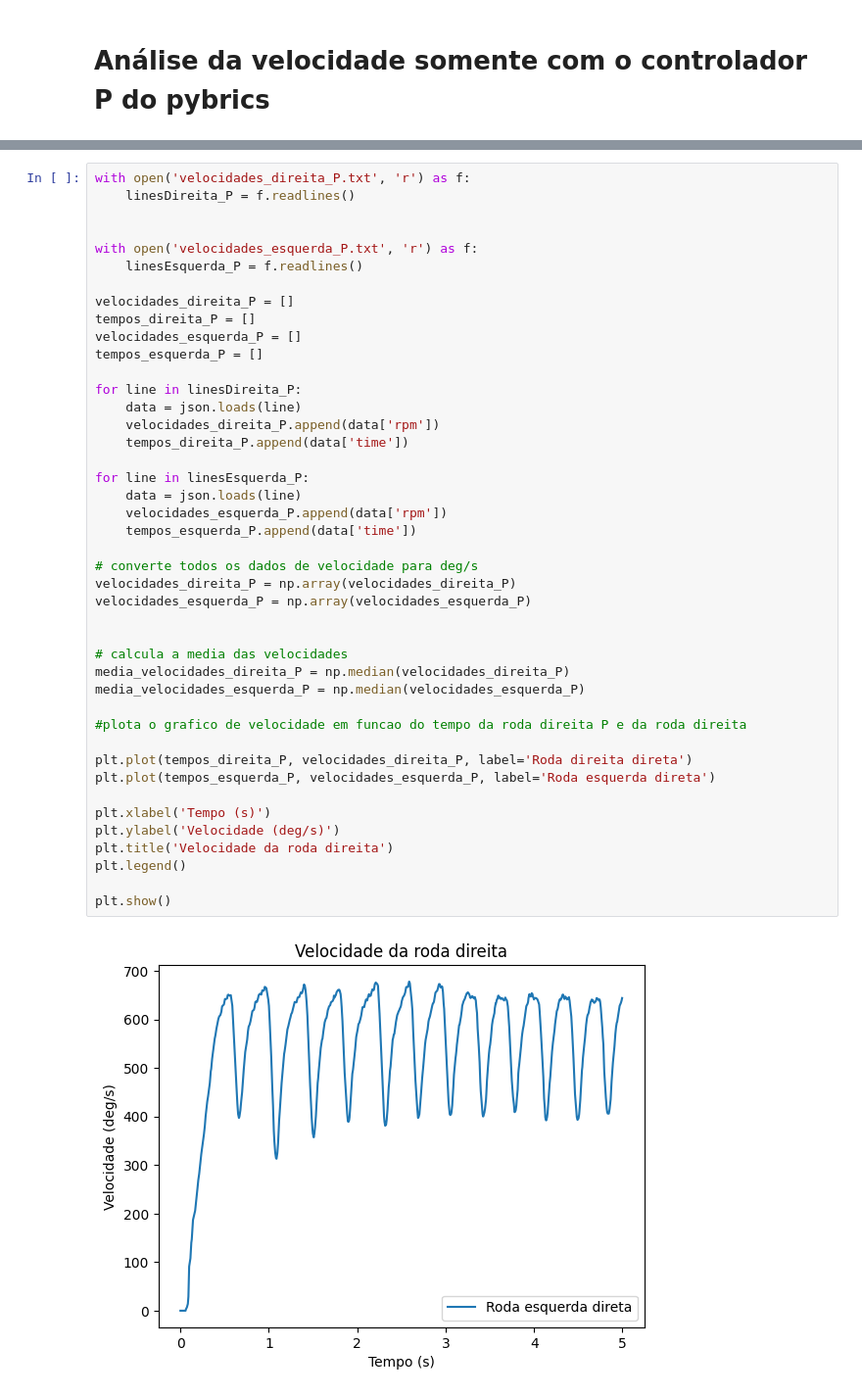
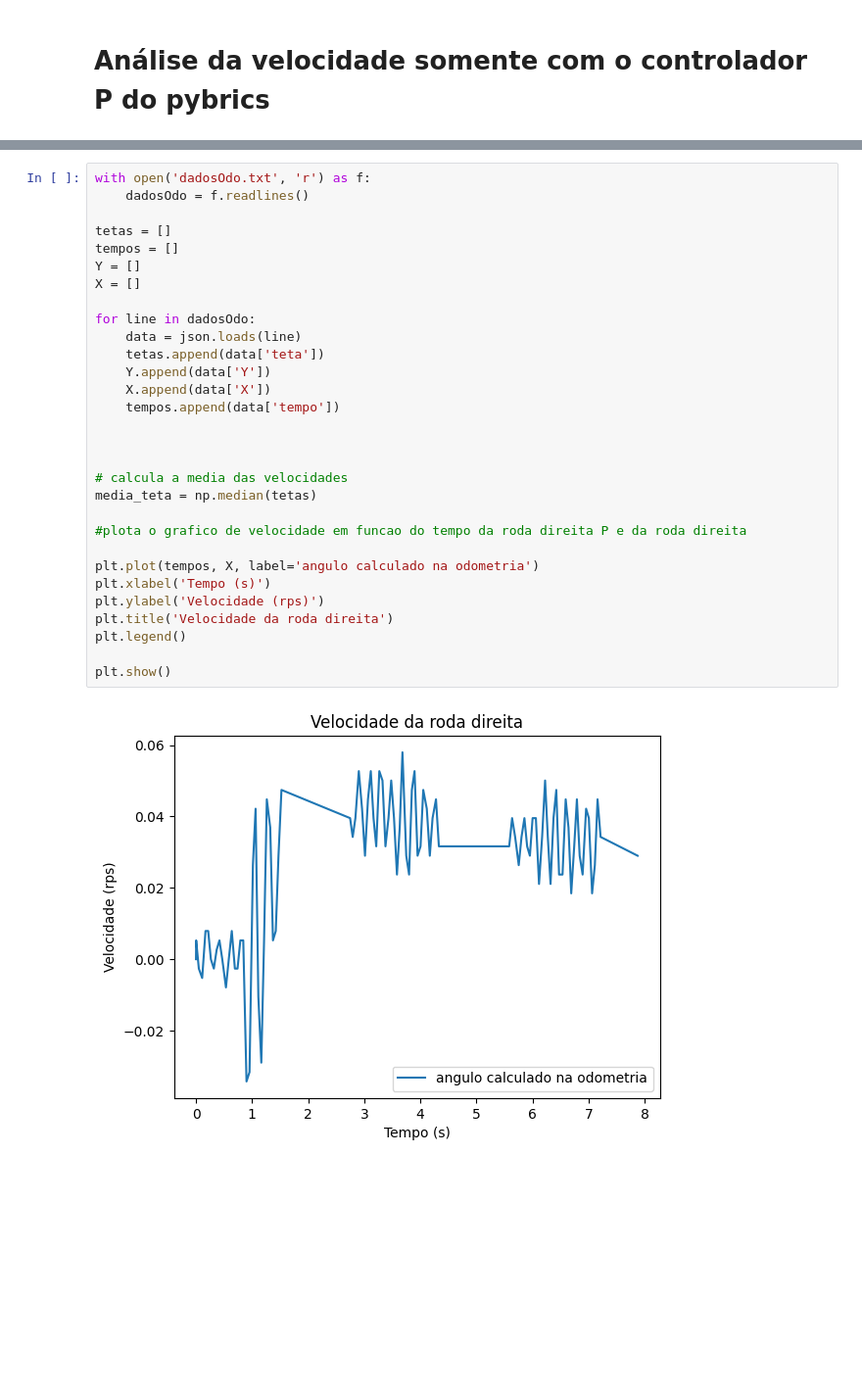
Before and after one commit to BrendonSouza/PID_TCC, a Jupyter notebook: analise_velocidade.ipynb, the cells around one changed output, grey strips where cells are left out. Shown at 98% size. Cells and saved outputs as stored; diff of their text form; blank space fills up the shorter version.

Commit message:
teste na odometria

```diff
--- a/analise_velocidade.ipynb
+++ b/analise_velocidade.ipynb
@@ -308,45 +355,32 @@ plt.show()
 # %%
-with open('velocidades_direita_P.txt', 'r') as f:
-    linesDireita_P = f.readlines()
+with open('dadosOdo.txt', 'r') as f:
+    dadosOdo = f.readlines()
 
+tetas = []
+tempos = []
+Y = []
+X = []
 
-with open('velocidades_esquerda_P.txt', 'r') as f:
-    linesEsquerda_P = f.readlines()
+for line in dadosOdo:
+    data = json.loads(line)
+    tetas.append(data['teta'])
+    Y.append(data['Y'])
+    X.append(data['X'])
+    tempos.append(data['tempo'])
 
-velocidades_direita_P = []
-tempos_direita_P = []
-velocidades_esquerda_P = []
-tempos_esquerda_P = []
-
-for line in linesDireita_P:
-    data = json.loads(line)
-    velocidades_direita_P.append(data['rpm'])
-    tempos_direita_P.append(data['time'])
-
-for line in linesEsquerda_P:
-    data = json.loads(line)
-    velocidades_esquerda_P.append(data['rpm'])
-    tempos_esquerda_P.append(data['time'])
-
-# converte todos os dados de velocidade para deg/s
-velocidades_direita_P = np.array(velocidades_direita_P)
-velocidades_esquerda_P = np.array(velocidades_esquerda_P)
 
 
 # calcula a media das velocidades
-media_velocidades_direita_P = np.median(velocidades_direita_P)
-media_velocidades_esquerda_P = np.median(velocidades_esquerda_P)
+media_teta = np.median(tetas)
 
 #plota o grafico de velocidade em funcao do tempo da roda direita P e da roda direita
 
-plt.plot(tempos_direita_P, velocidades_direita_P, label='Roda direita direta')
-plt.plot(tempos_esquerda_P, velocidades_esquerda_P, label='Roda esquerda direta')
-
+plt.plot(tempos, X, label='angulo calculado na odometria')
 plt.xlabel('Tempo (s)')
-plt.ylabel('Velocidade (deg/s)')
+plt.ylabel('Velocidade (rps)')
 plt.title('Velocidade da roda direita')
 plt.legend()
 
 plt.show()
 # %% [output]
-[figure, old version]
+[figure, new version]
```
Also changed, not shown: parts of 5 cells of this notebook, 19 other files.
